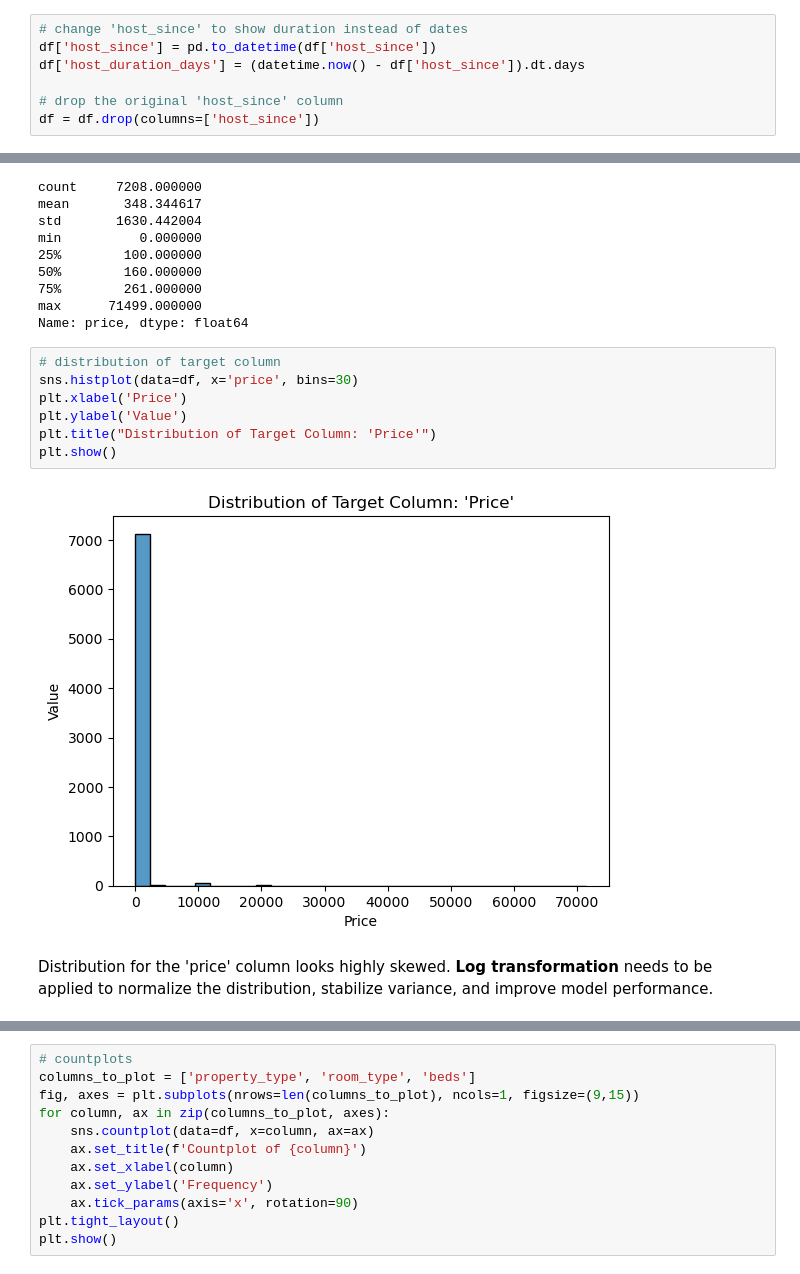
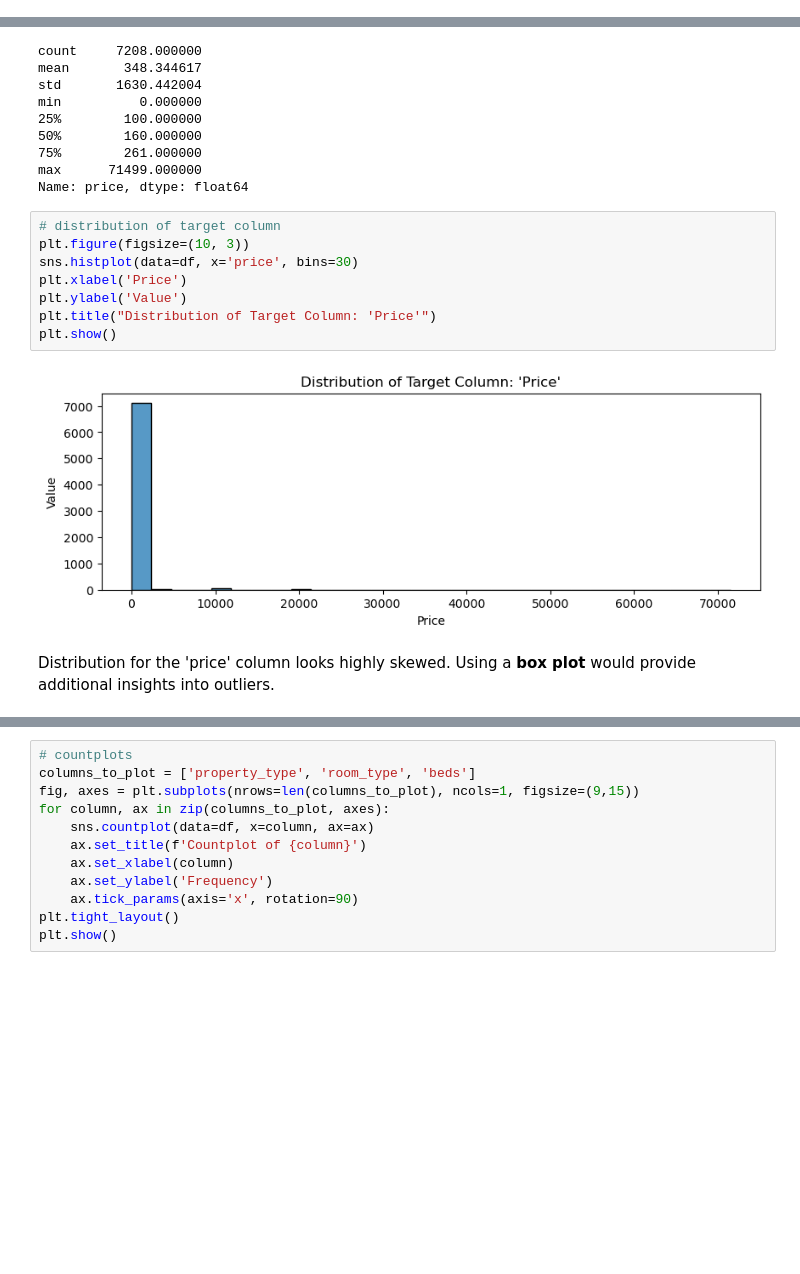
Before and after one commit to Belalsid94/Airbnb_Price_Rating_capstone, a Jupyter notebook: notebooks/Data_Wrangling&EDA.ipynb, the cells around one changed output, grey strips where cells are left out. Cells and saved outputs as stored; diff of their text form; blank space fills up the shorter version.

```diff
--- a/notebooks/Data_Wrangling&EDA.ipynb
+++ b/notebooks/Data_Wrangling&EDA.ipynb
@@ -121,13 +120,6 @@ dtype: object
 # %%
 # clean 'price' column, and change its data type
 df['price'] = df['price'].str.replace('$','').str.replace(',','').astype('float')
-# %%
-# change 'host_since' to show duration instead of dates
-df['host_since'] = pd.to_datetime(df['host_since'])
-df['host_duration_days'] = (datetime.now() - df['host_since']).dt.days
-
-# drop the original 'host_since' column
-df = df.drop(columns=['host_since'])
 # %%
 # change data type of categorical columns
 df[['property_type', 'room_type']] = df[['property_type', 'room_type']].astype('category')
@@ -178,12 +170,13 @@ max      71499.000000
 Name: price, dtype: float64
 # %%
 # distribution of target column
+plt.figure(figsize=(10, 3))
 sns.histplot(data=df, x='price', bins=30)
 plt.xlabel('Price')
 plt.ylabel('Value')
 plt.title("Distribution of Target Column: 'Price'")
 plt.show()
 # %% [output]
-[figure, old version]
+[figure, new version]
 # %% [markdown]
-Distribution for the 'price' column looks highly skewed. **Log transformation** needs to be applied to normalize the distribution, stabilize variance, and improve model performance.
+Distribution for the 'price' column looks highly skewed. Using a **box plot** would provide additional insights into outliers.
```
Also changed, not shown: parts of 16 cells of this notebook, 3 other files.
